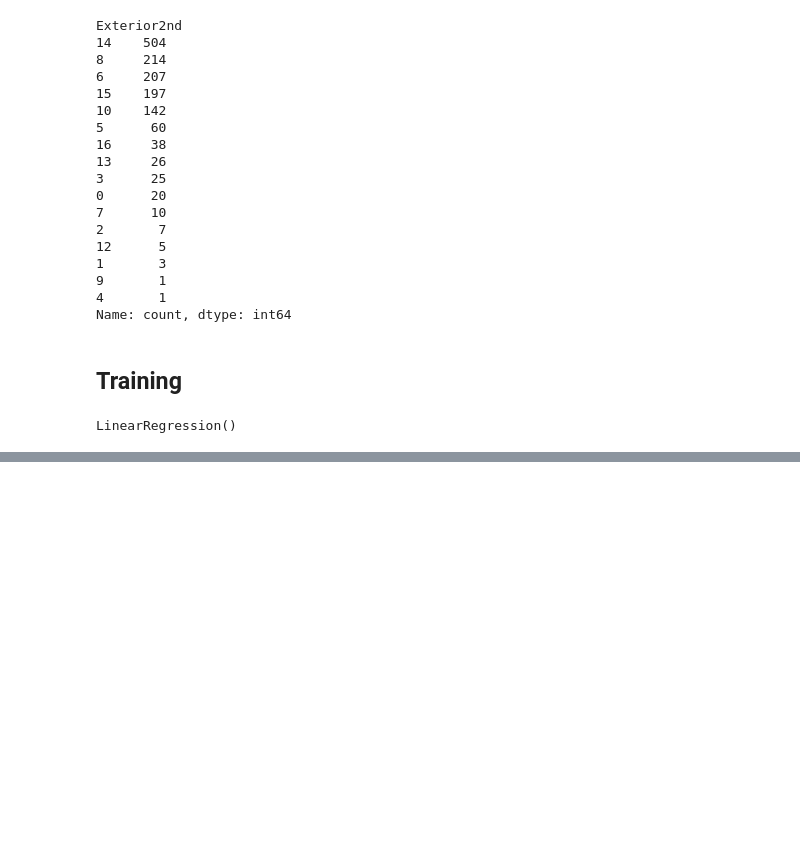
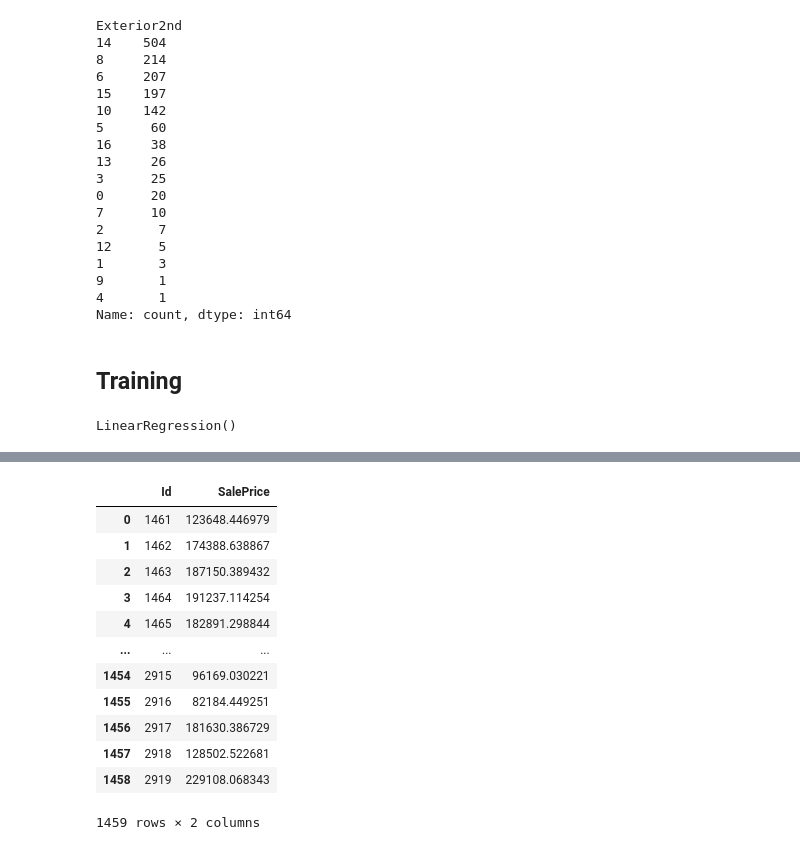
Before and after one commit to oam-mit/csci-567-project, a Jupyter notebook: code.ipynb, the cells around one changed output, grey strips where cells are left out. Saved outputs shown, nothing was run; the diff lists cells and outputs as text; code cells hidden in the pictures; blank space fills up the shorter version.

```diff
--- a/code.ipynb
+++ b/code.ipynb
@@ -276,0 +477,2 @@ df.to_csv('output.csv', index=False)
+# %%
+regressor = SVR()
@@ -276,0 +483,5 @@ df.to_csv('output.csv', index=False)
+# %%
+predictions = regressor.predict(train_scaled)
+y_pred_original_scale = output_scaler.inverse_transform(predictions.reshape(-1, 1))
+# %%
+df_final = pd.DataFrame({"Id":ids, "SalePrice":y_pred_original_scale.reshape(-1)})
@@ -276,0 +490,16 @@ df.to_csv('output.csv', index=False)
+# %%
+df_final
+# %% [output]
+|  | Id | SalePrice |
+| 0 | 1461 | 123648.446979 |
+| 1 | 1462 | 174388.638867 |
+| 2 | 1463 | 187150.389432 |
+| 3 | 1464 | 191237.114254 |
+| 4 | 1465 | 182891.298844 |
+| ... | ... | ... |
+| 1454 | 2915 | 96169.030221 |
+| 1455 | 2916 | 82184.449251 |
+| 1456 | 2917 | 181630.386729 |
+| 1457 | 2918 | 128502.522681 |
+| 1458 | 2919 | 229108.068343 |
+1459 rows × 2 columns
```
Also changed, not shown: parts of 38 cells of this notebook, 3 other files.
